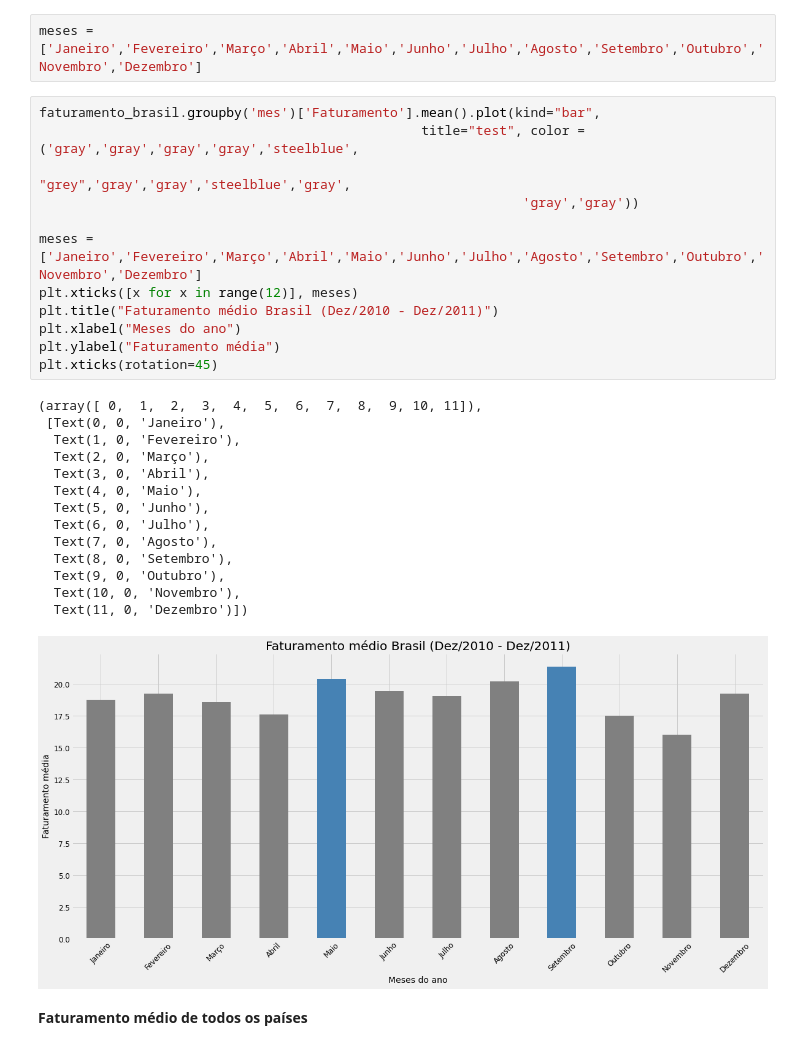
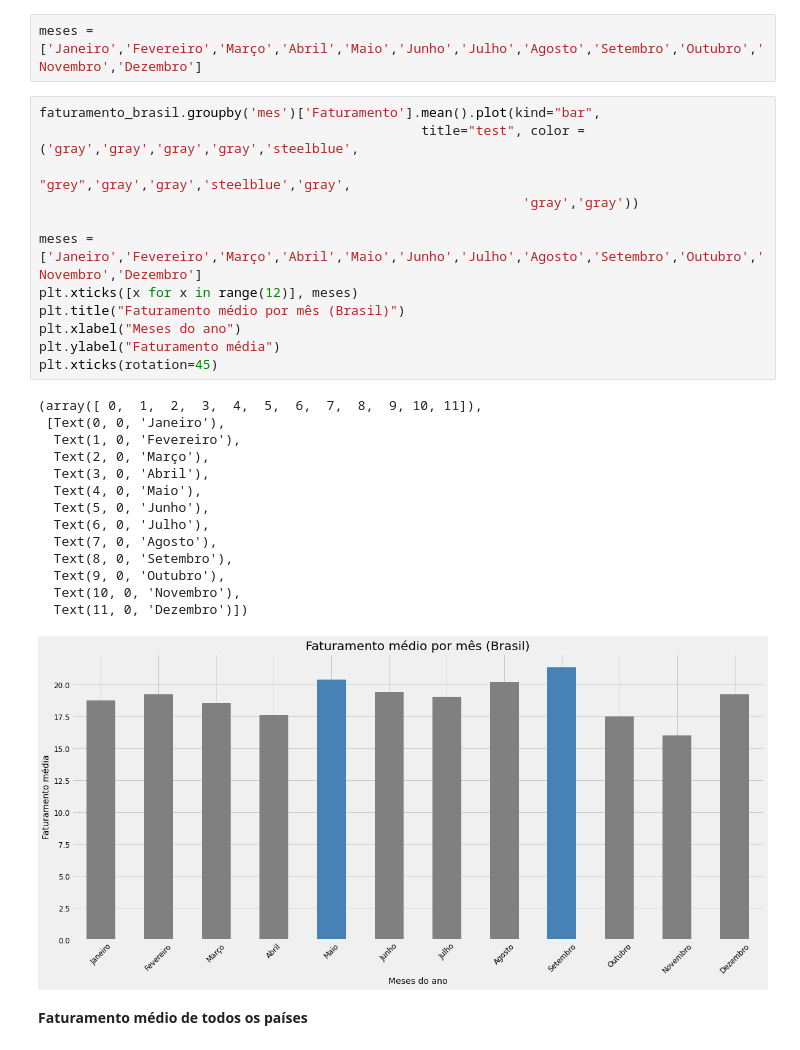
Before and after one commit to rodolffoterra/Project_KPIs, a Jupyter notebook: Project_KPIs.ipynb, the cells around one changed output. Cells and saved outputs as stored; diff of their text form.

```diff
--- a/Project_KPIs.ipynb
+++ b/Project_KPIs.ipynb
@@ -356,30 +358,30 @@ meses = ['Janeiro','Fevereiro','Março','Abril','Maio','Junho','Julho','Agosto',
 # %%
 faturamento_brasil.groupby('mes')['Faturamento'].mean().plot(kind="bar",
                                                  title="test", color = ('gray','gray','gray','gray','steelblue',
                                                               "grey",'gray','gray','steelblue','gray',
                                                               'gray','gray'))
 
 meses = ['Janeiro','Fevereiro','Março','Abril','Maio','Junho','Julho','Agosto','Setembro','Outubro','Novembro','Dezembro']
 plt.xticks([x for x in range(12)], meses)
-plt.title("Faturamento médio Brasil (Dez/2010 - Dez/2011)")
+plt.title("Faturamento médio por mês (Brasil)")
 plt.xlabel("Meses do ano")
 plt.ylabel("Faturamento média")
 plt.xticks(rotation=45)
 # %% [output]
 (array([ 0,  1,  2,  3,  4,  5,  6,  7,  8,  9, 10, 11]),
  [Text(0, 0, 'Janeiro'),
   Text(1, 0, 'Fevereiro'),
   Text(2, 0, 'Março'),
   Text(3, 0, 'Abril'),
   Text(4, 0, 'Maio'),
   Text(5, 0, 'Junho'),
   Text(6, 0, 'Julho'),
   Text(7, 0, 'Agosto'),
   Text(8, 0, 'Setembro'),
   Text(9, 0, 'Outubro'),
   Text(10, 0, 'Novembro'),
   Text(11, 0, 'Dezembro')])
-[figure, old version]
+[figure, new version]
 # %% [markdown]
 **Faturamento médio de todos os países**
 # %%
```
Also changed, not shown: parts of 24 cells of this notebook, 1 other file.
